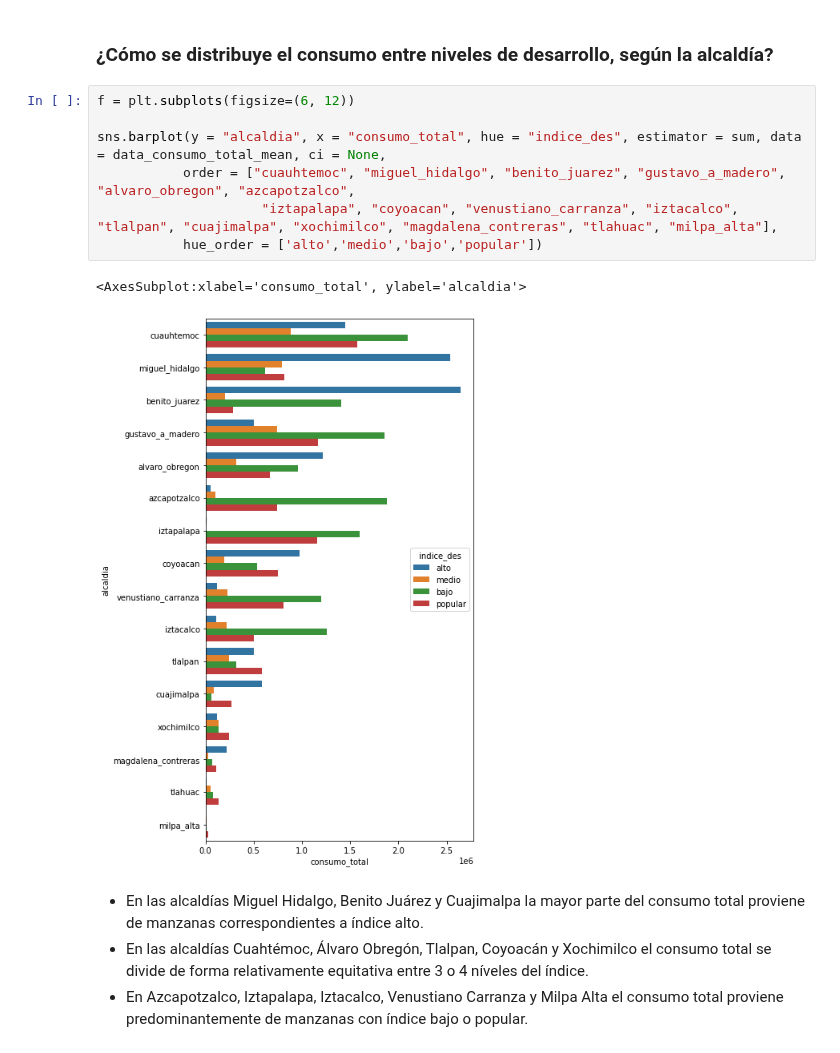
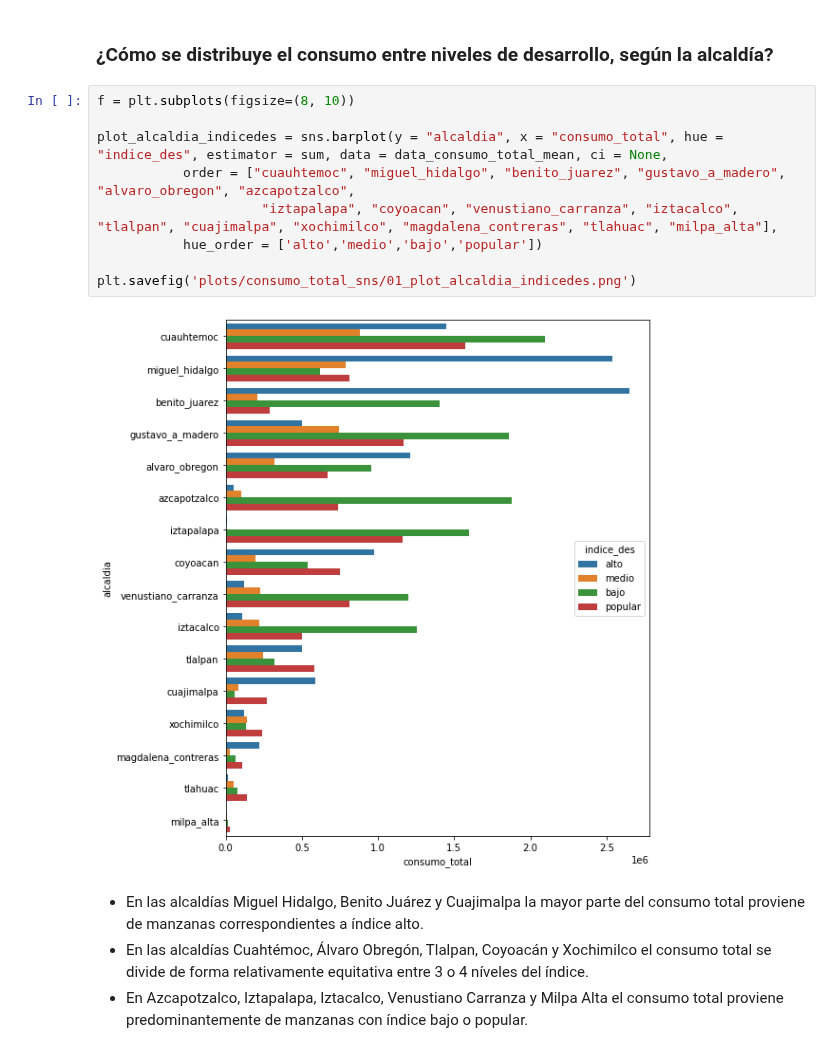
Before and after one commit to lechugaa/intro_ds_p1_consumo_agua, a Jupyter notebook: agua_profiling_expo.ipynb, the cells around one changed output. Cells and saved outputs as stored; diff of their text form.

Commit message:
agrega lineas de codigo de guardar plots

```diff
--- a/agua_profiling_expo.ipynb
+++ b/agua_profiling_expo.ipynb
@@ -964,15 +964,16 @@ Una vez que se tienen los datos promediados a lo largo del semestre, se prosigue
 # %% [markdown]
 ### ¿Cómo se distribuye el consumo entre niveles de desarrollo, según la alcaldía?
 # %%
-f = plt.subplots(figsize=(6, 12))
+f = plt.subplots(figsize=(8, 10))
 
-sns.barplot(y = "alcaldia", x = "consumo_total", hue = "indice_des", estimator = sum, data = data_consumo_total_mean, ci = None,
+plot_alcaldia_indicedes = sns.barplot(y = "alcaldia", x = "consumo_total", hue = "indice_des", estimator = sum, data = data_consumo_total_mean, ci = None,
            order = ["cuauhtemoc", "miguel_hidalgo", "benito_juarez", "gustavo_a_madero", "alvaro_obregon", "azcapotzalco",
                      "iztapalapa", "coyoacan", "venustiano_carranza", "iztacalco", "tlalpan", "cuajimalpa", "xochimilco", "magdalena_contreras", "tlahuac", "milpa_alta"],
            hue_order = ['alto','medio','bajo','popular'])
+
+plt.savefig('plots/consumo_total_sns/01_plot_alcaldia_indicedes.png')
 # %% [output]
-<AxesSubplot:xlabel='consumo_total', ylabel='alcaldia'>
-[figure, old version]
+[figure, new version]
 # %% [markdown]
 - En las alcaldías Miguel Hidalgo, Benito Juárez y Cuajimalpa la mayor parte del consumo total proviene de manzanas correspondientes a índice alto.
 - En las alcaldías Cuahtémoc, Álvaro Obregón, Tlalpan, Coyoacán y Xochimilco el consumo total se divide de forma relativamente equitativa entre 3 o 4 níveles del índice.
```
Also changed, not shown: parts of 7 cells of this notebook.
